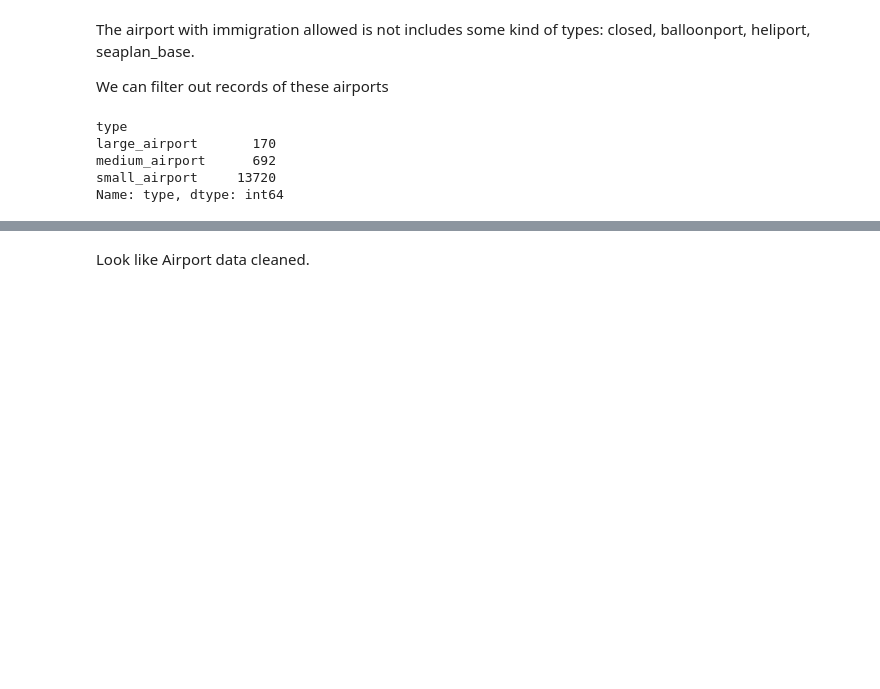
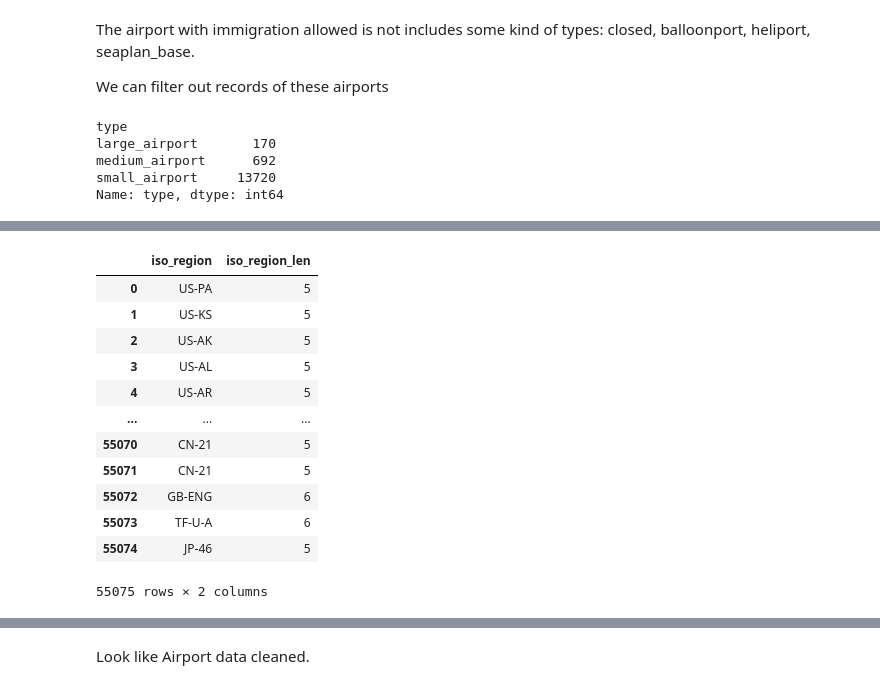
Before and after one commit to doanvanthanhfpt/DataEngineering-CapstoneProject, a Jupyter notebook: unitTest-cleaning_staging_airport.ipynb, the cells around one changed output, grey strips where cells are left out. Cells and saved outputs as stored; diff of their text form; code cells hidden in the pictures; blank space fills up the shorter version.

```diff
--- a/unitTest-cleaning_staging_airport.ipynb
+++ b/unitTest-cleaning_staging_airport.ipynb
@@ -176,8 +203,8 @@ The airport with immigration allowed is not includes some kind of types: closed,
 We can filter out records of these airports
 # %%
 not_allow_immi_porttype = ['balloonport', 'closed', 'heliport', 'seaplane_base']
-airport_clean_airporttype_df = airport_clean_continent_df[~airport_clean_continent_df['type'].str.strip().isin(not_allow_immi_porttype)].copy()
-airport_clean_airporttype_df.groupby('type')['type'].count()
+airport_df = airport_df[~airport_df['type'].str.strip().isin(not_allow_immi_porttype)].copy()
+airport_df.groupby('type')['type'].count()
 # %% [output]
 type
 large_airport       170
@@ -227,0 +241,3 @@ airport_clean_municipality_df
+# %%
+airport_df = airport_df[~airport_df['municipality'].isna()].copy()
+airport_df
@@ -227,0 +258,3 @@ airport_clean_municipality_df
+# %%
+airport_df.municipality = airport_df.municipality.str.upper()
+airport_df
@@ -283,0 +323,19 @@ Name: iso_country, dtype: int64
+# %%
+airport_df['iso_region_len'] = airport_df["iso_region"].apply(len)
+# %%
+check_iso_region_length = ['iso_region','iso_region_len']
+airport_df[check_iso_region_length]
+# %% [output]
+|  | iso_region | iso_region_len |
+| 0 | US-PA | 5 |
+| 1 | US-KS | 5 |
+| 2 | US-AK | 5 |
+| 3 | US-AL | 5 |
+| 4 | US-AR | 5 |
+| ... | ... | ... |
+| 55070 | CN-21 | 5 |
+| 55071 | CN-21 | 5 |
+| 55072 | GB-ENG | 6 |
+| 55073 | TF-U-A | 6 |
+| 55074 | JP-46 | 5 |
+55075 rows × 2 columns
```
Also changed, not shown: parts of 68 cells of this notebook, 15 other files.
